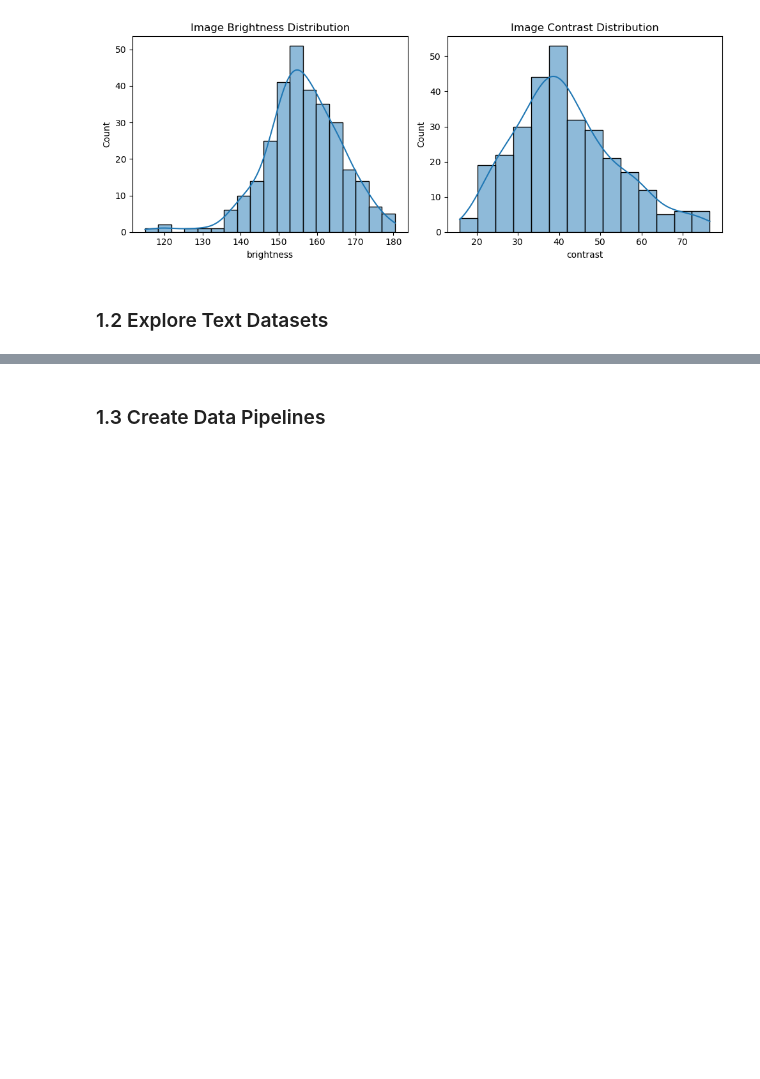
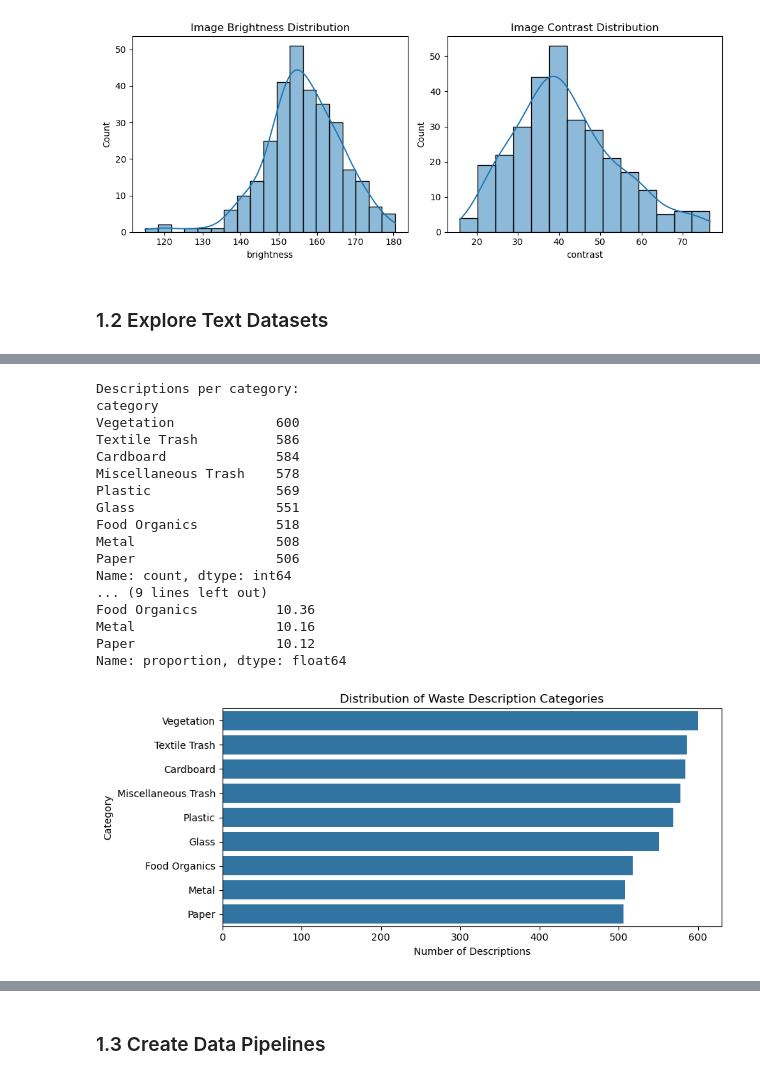
Before and after one commit to Gyrith/EcoSort-waste-management-assistant, a Jupyter notebook: waste_management_summative.ipynb, the cells around one changed output, grey strips where cells are left out. Saved outputs shown, nothing was run; the diff lists cells and outputs as text; code cells hidden in the pictures; blank space fills up the shorter version.

```diff
--- a/waste_management_summative.ipynb
+++ b/waste_management_summative.ipynb
@@ -335,3 +429,44 @@ Column names:
+# %%
+# categories distribution
+
+category_counts = text_df[LABEL_COL].value_counts()
+
+print("Descriptions per category:")
+print(category_counts)
+
+print("\nCategory percentages:")
+print((text_df[LABEL_COL].value_counts(normalize=True) * 100).round(2))
+
+plt.figure(figsize=(9, 4))
+sns.countplot(
+    data=text_df,
+    y=LABEL_COL,
+    order=category_counts.index
+)
+plt.title("Distribution of Waste Description Categories")
+plt.xlabel("Number of Descriptions")
+plt.ylabel("Category")
+plt.tight_layout()
+plt.show()
+# %% [output]
+Descriptions per category:
+category
+Vegetation             600
+Textile Trash          586
+Cardboard              584
+Miscellaneous Trash    578
+Plastic                569
+Glass                  551
+Food Organics          518
+Metal                  508
+Paper                  506
+Name: count, dtype: int64
+... (9 lines left out)
+Food Organics          10.36
+Metal                  10.16
+Paper                  10.12
+Name: proportion, dtype: float64
+[figure, added]
 # %%
 # TODO: Load and explore the waste policy documents
 # - Load waste_policy_documents.csv
```
Also changed, not shown: parts of 31 cells of this notebook.
